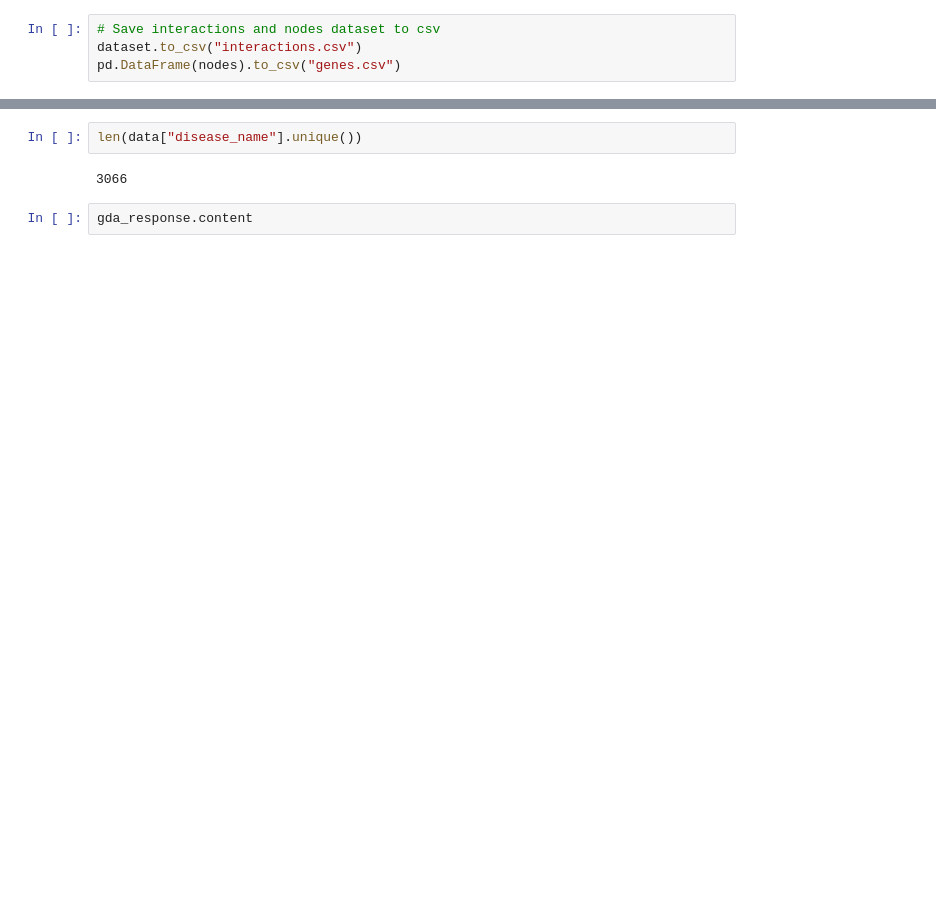
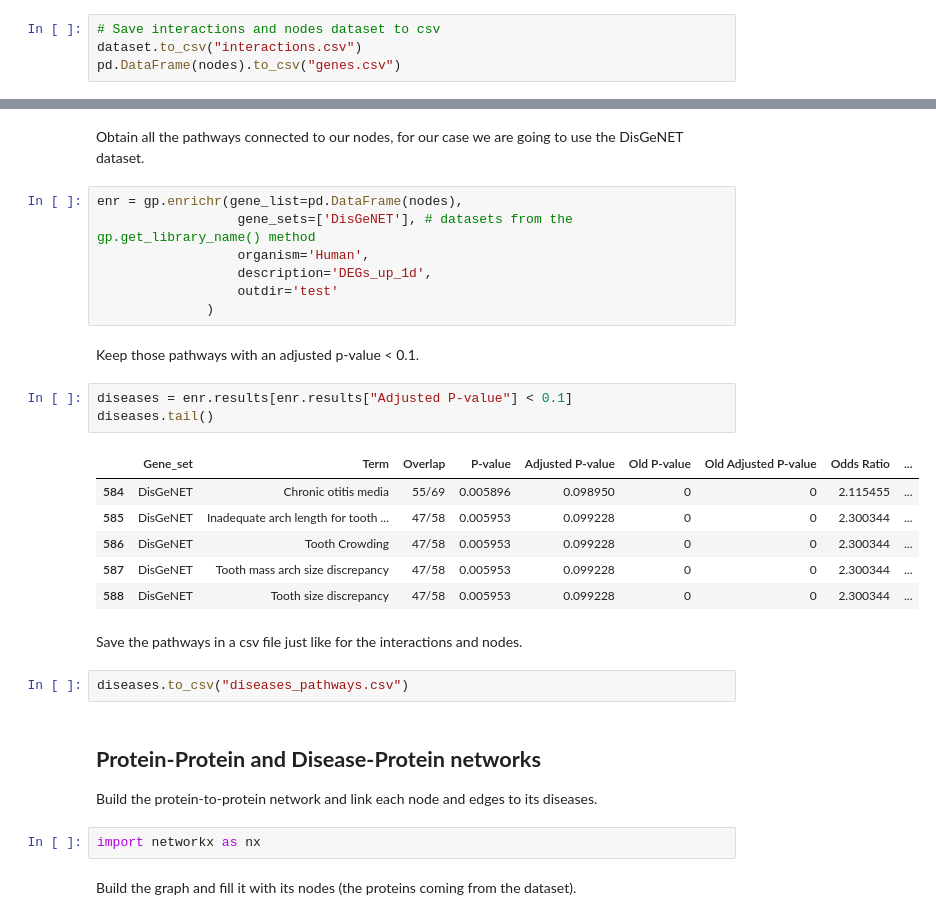
Before and after one commit to nikodallanoce/ComputationalHealthLaboratory, a Jupyter notebook: Project_CHL.ipynb, the cells around one changed output, grey strips where cells are left out. Saved outputs shown, nothing was run; the diff lists cells and outputs as text; blank space fills up the shorter version.

```diff
--- a/Project_CHL.ipynb
+++ b/Project_CHL.ipynb
@@ -388,6 +218,32 @@ memory usage: 304.8+ KB
-# %%
-len(data["disease_name"].unique())
-# %% [output]
-3066
-# %%
-gda_response.content
+# %% [markdown]
+Obtain all the pathways connected to our nodes, for our case we are going to use the DisGeNET dataset.
+# %%
+enr = gp.enrichr(gene_list=pd.DataFrame(nodes),
+                  gene_sets=['DisGeNET'], # datasets from the gp.get_library_name() method
+                  organism='Human',
+                  description='DEGs_up_1d',
+                  outdir='test'
+              )
+# %% [markdown]
+Keep those pathways with an adjusted p-value < 0.1.
+# %%
+diseases = enr.results[enr.results["Adjusted P-value"] < 0.1]
+diseases.tail()
+# %% [output]
+|  | Gene_set | Term | Overlap | P-value | Adjusted P-value | Old P-value | Old Adjusted P-value | Odds Ratio | ... |
+| 584 | DisGeNET | Chronic otitis media | 55/69 | 0.005896 | 0.098950 | 0 | 0 | 2.115455 | ... |
+| 585 | DisGeNET | Inadequate arch length for tooth ... | 47/58 | 0.005953 | 0.099228 | 0 | 0 | 2.300344 | ... |
+| 586 | DisGeNET | Tooth Crowding | 47/58 | 0.005953 | 0.099228 | 0 | 0 | 2.300344 | ... |
+| 587 | DisGeNET | Tooth mass arch size discrepancy | 47/58 | 0.005953 | 0.099228 | 0 | 0 | 2.300344 | ... |
+| 588 | DisGeNET | Tooth size discrepancy | 47/58 | 0.005953 | 0.099228 | 0 | 0 | 2.300344 | ... |
+# %% [markdown]
+Save the pathways in a csv file just like for the interactions and nodes.
+# %%
+diseases.to_csv("diseases_pathways.csv")
+# %% [markdown]
+## **Protein-Protein and Disease-Protein networks**
+Build the protein-to-protein network and link each node and edges to its diseases.
+# %%
+import networkx as nx
+# %% [markdown]
+Build the graph and fill it with its nodes (the proteins coming from the dataset).
```
Also changed, not shown: parts of 53 cells of this notebook.
